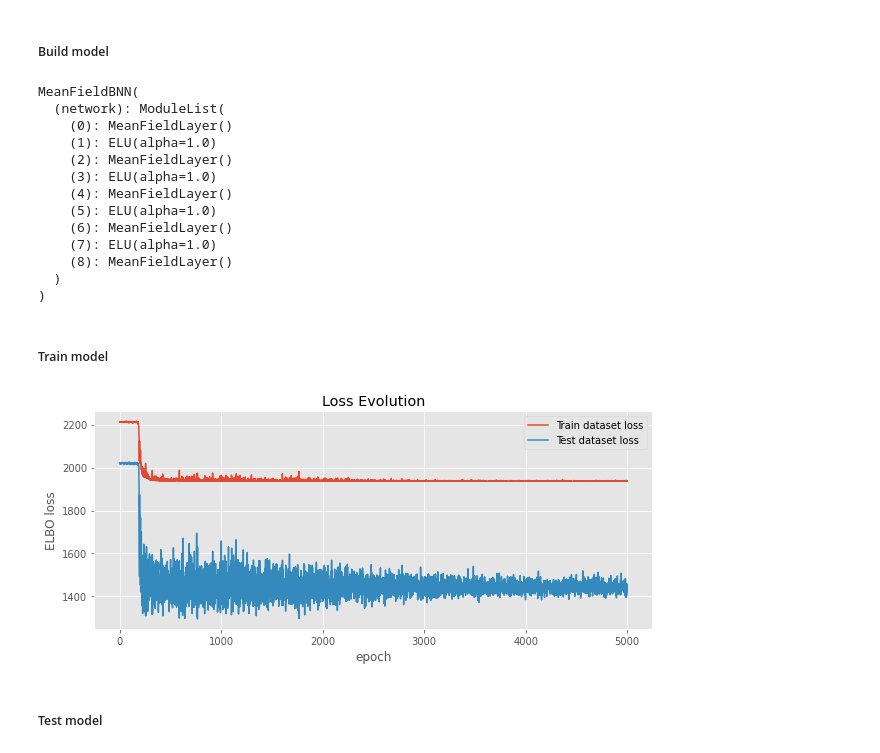
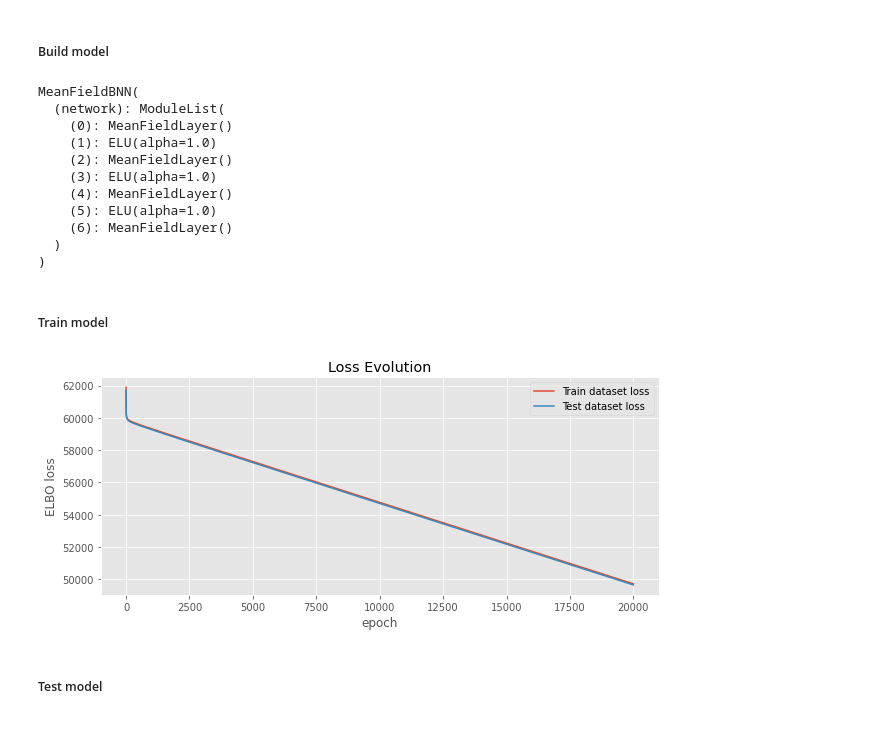
Before and after one commit to Sheev13/bnn-mean-field-vi, a Jupyter notebook: toy_regression.ipynb, the cells around one changed output. Saved outputs shown, nothing was run; the diff lists cells and outputs as text; code cells hidden in the pictures.

```diff
--- a/toy_regression.ipynb
+++ b/toy_regression.ipynb
@@ -142,16 +142,14 @@ class MeanFieldLayer(nn.Module):
             torch.ones(input_dim, output_dim) * torch.log(torch.tensor(init_var)), requires_grad=True
         )   # why this initialisation?
 
-    # @property
     def prior(self):
         return torch.distributions.Normal(self.mu_p, (0.5 * self.log_var_p).exp())
 
-    # @property
     def posterior(self):
         return torch.distributions.Normal(self.mu_q, (0.5 * self.log_var_q).exp())
 
     def kl(self):
-        return torch.distributions.kl.kl_divergence(self.posterior(), self.prior())
+        return torch.distributions.kl.kl_divergence(self.posterior(), self.prior()).sum()
 
     def forward(self, x):
         """Propagates x through this layer by sampling weights from the posterior.
@@ -193,7 +191,7 @@ class MeanFieldBNN(nn.Module):
         self.hidden_dims = hidden_dims
         self.output_dim = output_dim
         self.activation = activation
-        self.noise_std = noise_std
+        self.noise_std = nn.Parameter(torch.tensor(noise_std), requires_grad=True)
 
         self.network = nn.ModuleList()
         for i in range(len(hidden_dims) + 1):
@@ -226,7 +224,7 @@ class MeanFieldBNN(nn.Module):
         for layer in self.network:
             x = layer(x)
 
-        assert len(x.shape) == 3, "x.shape must be (num_samples, batch_size, output_dim"
+        assert len(x.shape) == 3, "x.shape must be (num_samples, batch_size, output_dim)"
         assert x.shape[-1] == self.output_dim
 
         return x
@@ -234,11 +232,11 @@ class MeanFieldBNN(nn.Module):
     def ll(self, y_obs, y_pred):
         """Computes the log likelihood of the outputs of self.forward(x)"""
         l = torch.distributions.normal.Normal(y_pred, self.noise_std)
-        return l.log_prob(y_obs.unsqueeze(1)).mean(1).sum(0)  # will probably need to fix these dims
+        return l.log_prob(y_obs.unsqueeze(1)).mean(1).sum(0)
 
     def kl(self):
         """Computes the KL divergence between the approximate posterior and the prior for the network."""
-        return sum([layer.kl() for layer in self.network if layer == MeanFieldLayer])
+        return sum([layer.kl() for layer in self.network if isinstance(layer, MeanFieldLayer)])
 
     def loss(self, y_pred, y):
         """Computes the ELBO and returns its negative"""
@@ -248,12 +246,12 @@ class MeanFieldBNN(nn.Module):
 
         return kl - exp_ll
 # %%
-bnn_model = MeanFieldBNN(1, [100, 100, 100, 100], 1)
+bnn_model = MeanFieldBNN(1, [ 100, 100, 100], 1)
 print(bnn_model)
 
 opt = torch.optim.SGD(
     bnn_model.parameters(),
-    lr = 0.0005
+    lr = 0.0001
 )
 # %% [output]
 MeanFieldBNN(
@@ -265,8 +263,6 @@ MeanFieldBNN(
     (4): MeanFieldLayer()
     (5): ELU(alpha=1.0)
     (6): MeanFieldLayer()
-    (7): ELU(alpha=1.0)
-    (8): MeanFieldLayer()
   )
 )
 # %% [markdown]
@@ -274,29 +270,29 @@ MeanFieldBNN(
 # %%
 tr_loss_evo = []
 te_loss_evo = []
 
-for _ in range(5000):  # epochs
+for _ in range(20000):  # epochs
     bnn_model.zero_grad()
 
     y_tr_pred = bnn_model(x_tr)
     l = bnn_model.loss(y_tr_pred, y_tr)
     tr_loss_evo.append(l.item())
 
     y_te_pred = bnn_model(x_te)
     te_loss_evo.append(bnn_model.loss(y_te_pred, y_te).item())
 
     l.backward()
     opt.step()
 
 plt.plot(tr_loss_evo, label='Train dataset loss')
 plt.plot(te_loss_evo, label='Test dataset loss')
 plt.ylabel('ELBO loss')
 plt.xlabel('epoch')
 plt.legend()
 plt.title('Loss Evolution')
 plt.show()
 # %% [output]
-[figure, old version]
+[figure, new version]
 # %% [markdown]
 ##### Test model
 # %%
```
Also changed, not shown: parts of 1 cell of this notebook.
